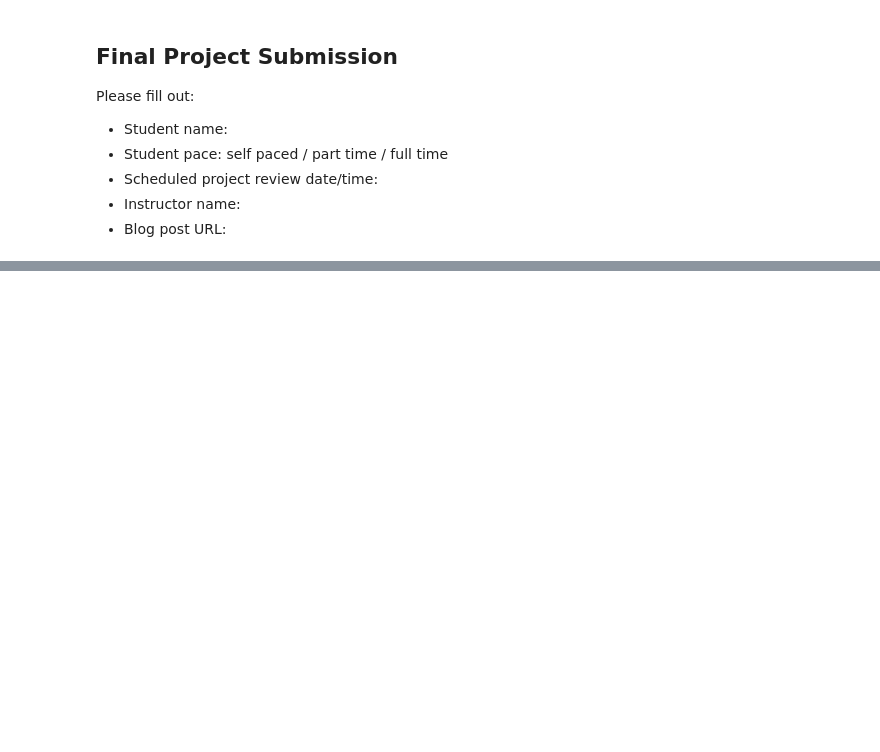
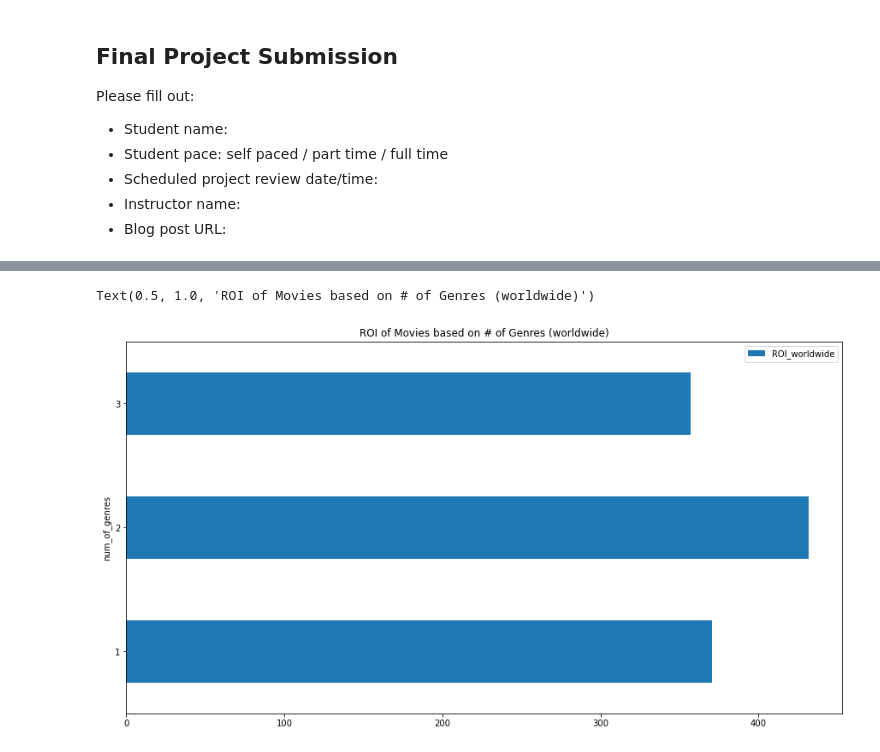
Before and after one commit to bc0119/project, a Jupyter notebook: dsc-phase-1-project-v2-4-master/student.ipynb, the cells around one changed output, grey strips where cells are left out. Cells and saved outputs as stored; diff of their text form; code cells hidden in the pictures; blank space fills up the shorter version.

```diff
--- a/dsc-phase-1-project-v2-4-master/student.ipynb
+++ b/dsc-phase-1-project-v2-4-master/student.ipynb
@@ -181,0 +251,3 @@ merge_df = df6.merge(df5, on='movie')
+# %%
+#returns number of genres as a column where values takes the length of list in genres column
+main_df['num_of_genres'] = main_df.genres.apply(lambda x: len(x))
@@ -181,0 +276,10 @@ merge_df = df6.merge(df5, on='movie')
+# %%
+def rating_scale(rating):
+    if rating >=7:
+        return 'Great'
+    elif rating < 7 and rating >= 5:
+        return 'Good'
+    else:
+        return 'Bad'
+# %%
+main_df['rating'] = main_df.averagerating.apply(lambda x: rating_scale(x))
@@ -181,0 +318,8 @@ merge_df = df6.merge(df5, on='movie')
+# %%
+grouped_by_num_of_genres = main_df.groupby(['num_of_genres']).mean()
+# %%
+grouped_by_num_of_genres[['ROI_worldwide']].plot(kind = 'barh', figsize=(15,8))
+plt.title('ROI of Movies based on # of Genres (worldwide)')
+# %% [output]
+Text(0.5, 1.0, 'ROI of Movies based on # of Genres (worldwide)')
+[figure, added]
```
Also changed, not shown: parts of 46 cells of this notebook.
